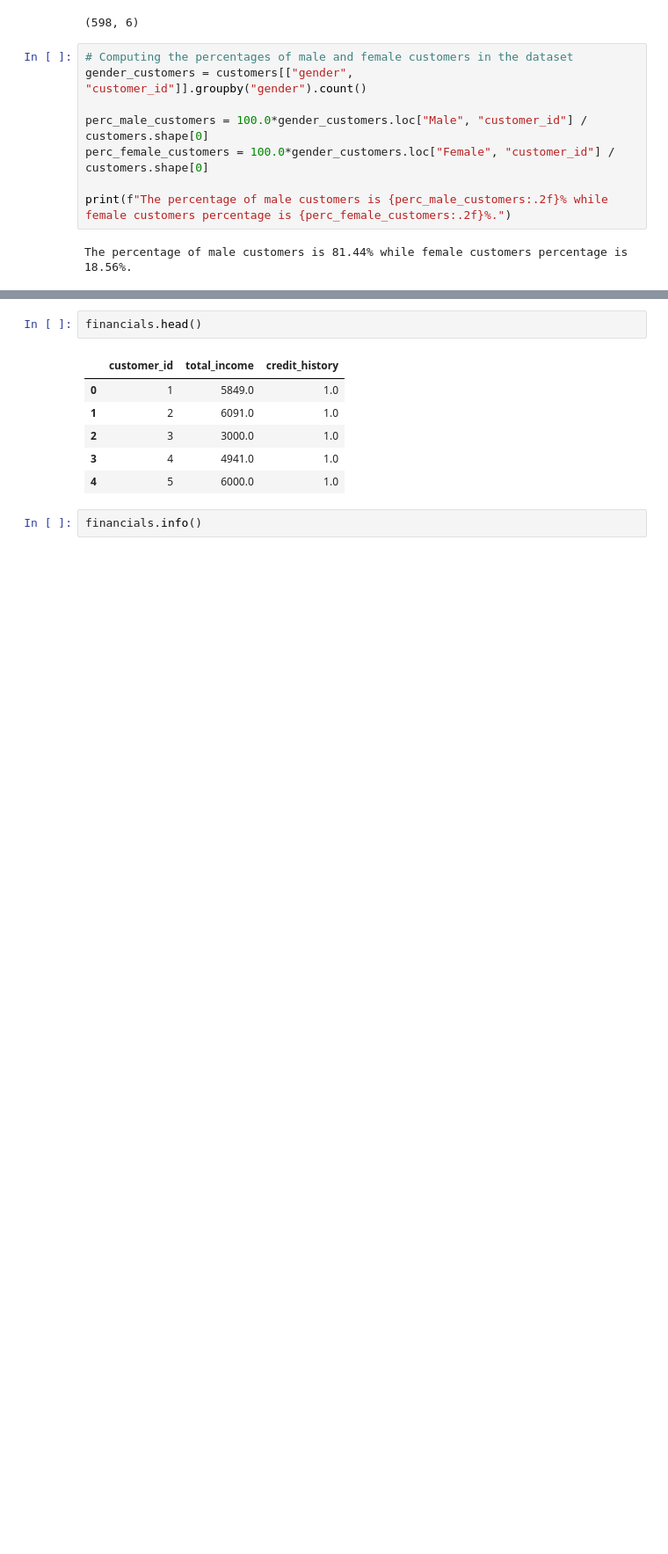
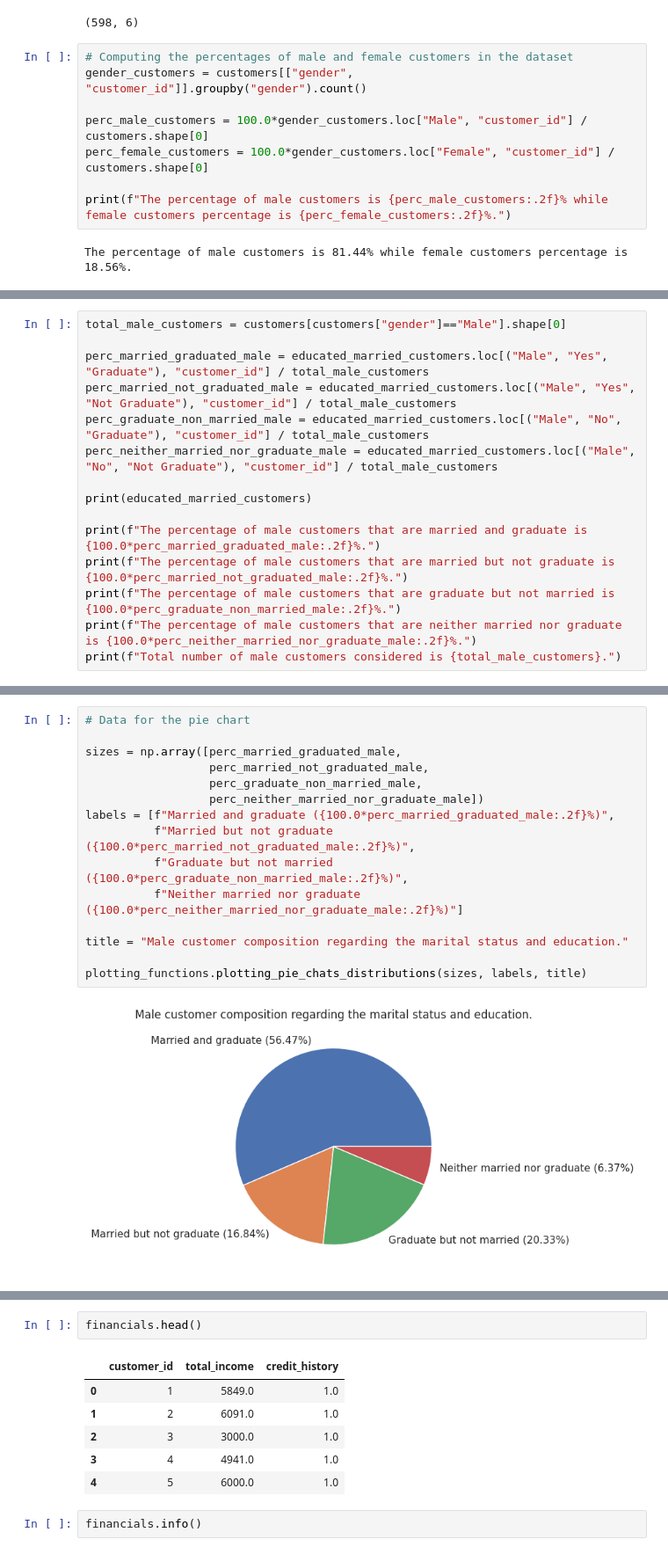
Before and after one commit to Miagarciaru/data_analytics_portafolio, a Jupyter notebook: loan_approval_prediction_using_ML/etl/EDA_database.ipynb, the cells around one changed output, grey strips where cells are left out. Shown at 88% size. Saved outputs shown, nothing was run; the diff lists cells and outputs as text; blank space fills up the shorter version.

```diff
--- a/loan_approval_prediction_using_ML/etl/EDA_database.ipynb
+++ b/loan_approval_prediction_using_ML/etl/EDA_database.ipynb
@@ -120,0 +200,15 @@ educated_married_customers
+# %%
+total_male_customers = customers[customers["gender"]=="Male"].shape[0]
+
+perc_married_graduated_male = educated_married_customers.loc[("Male", "Yes", "Graduate"), "customer_id"] / total_male_customers
+perc_married_not_graduated_male = educated_married_customers.loc[("Male", "Yes", "Not Graduate"), "customer_id"] / total_male_customers
+perc_graduate_non_married_male = educated_married_customers.loc[("Male", "No", "Graduate"), "customer_id"] / total_male_customers
+perc_neither_married_nor_graduate_male = educated_married_customers.loc[("Male", "No", "Not Graduate"), "customer_id"] / total_male_customers
+
+print(educated_married_customers)
+
+print(f"The percentage of male customers that are married and graduate is {100.0*perc_married_graduated_male:.2f}%.")
+print(f"The percentage of male customers that are married but not graduate is {100.0*perc_married_not_graduated_male:.2f}%.")
+print(f"The percentage of male customers that are graduate but not married is {100.0*perc_graduate_non_married_male:.2f}%.")
+print(f"The percentage of male customers that are neither married nor graduate is {100.0*perc_neither_married_nor_graduate_male:.2f}%.")
+print(f"Total number of male customers considered is {total_male_customers}.")
@@ -120,0 +231,17 @@ educated_married_customers
+# %%
+# Data for the pie chart
+
+sizes = np.array([perc_married_graduated_male,
+                  perc_married_not_graduated_male,
+                  perc_graduate_non_married_male,
+                  perc_neither_married_nor_graduate_male])
+labels = [f"Married and graduate ({100.0*perc_married_graduated_male:.2f}%)",
+          f"Married but not graduate ({100.0*perc_married_not_graduated_male:.2f}%)",
+          f"Graduate but not married ({100.0*perc_graduate_non_married_male:.2f}%)",
+          f"Neither married nor graduate ({100.0*perc_neither_married_nor_graduate_male:.2f}%)"]
+
+title = "Male customer composition regarding the marital status and education."
+
+plotting_functions.plotting_pie_chats_distributions(sizes, labels, title)
+# %% [output]
+[figure, added]
```
Also changed, not shown: parts of 16 cells of this notebook, 1 other file.
